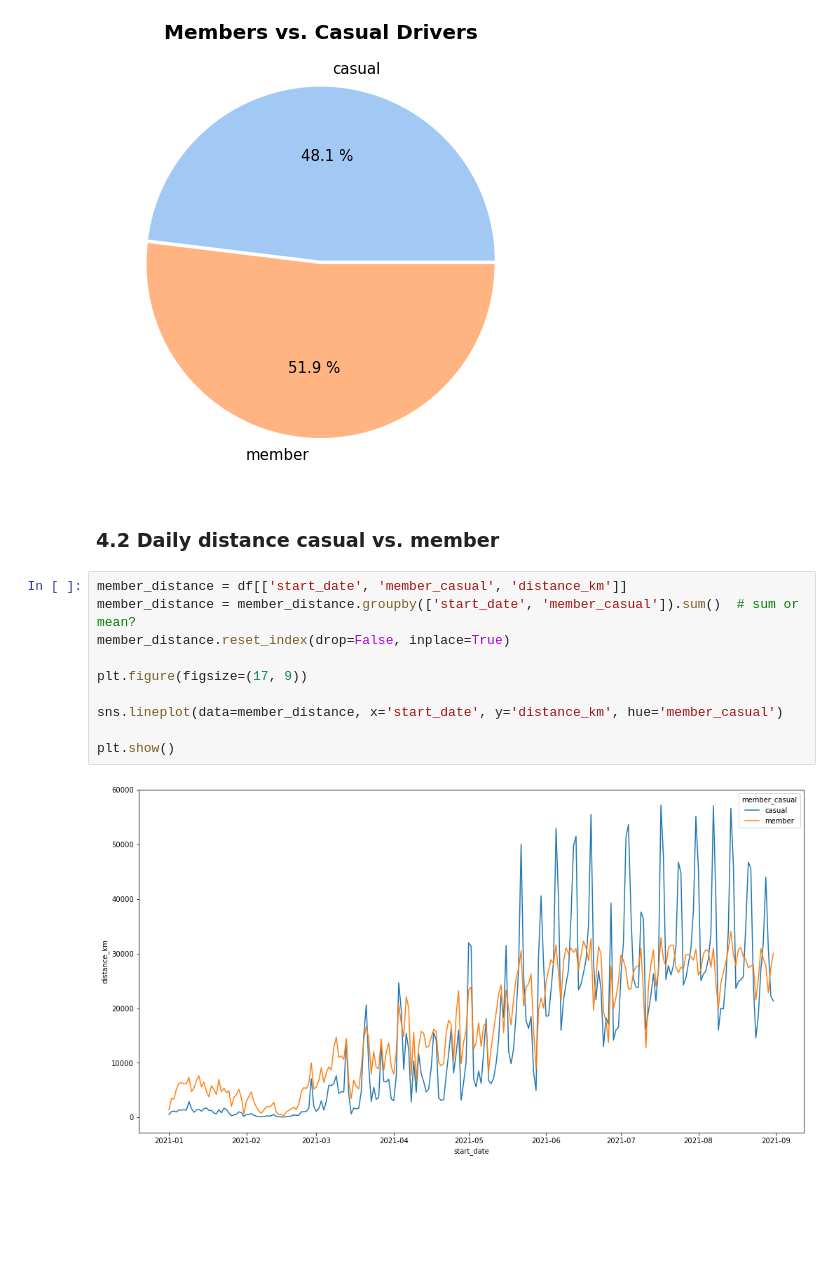
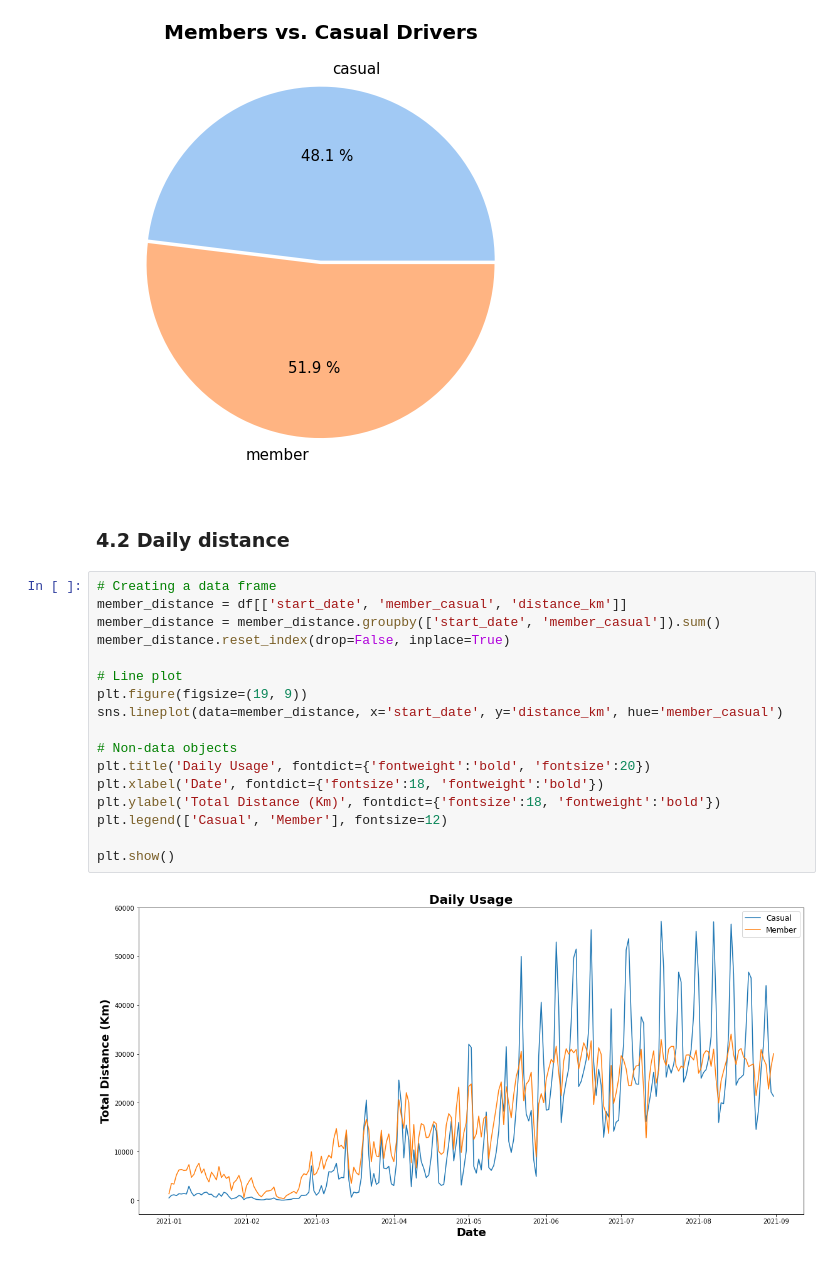
Before and after one commit to artyomvp1/projects, a Jupyter notebook: cyclistic/cyclistic.ipynb, the cells around one changed output. Drawn from its saved outputs; the diff is of its cells as text; blank space fills up the shorter version.

Commit message:
Completed visualizations

```diff
--- a/cyclistic/cyclistic.ipynb
+++ b/cyclistic/cyclistic.ipynb
@@ -272,17 +272,24 @@ plt.show()
 # %% [output]
 [figure]
 # %% [markdown]
-### 4.2 Daily distance casual vs. member
+### 4.2 Daily distance
 # %%
+# Creating a data frame
 member_distance = df[['start_date', 'member_casual', 'distance_km']]
-member_distance = member_distance.groupby(['start_date', 'member_casual']).sum()  # sum or mean?
+member_distance = member_distance.groupby(['start_date', 'member_casual']).sum()
 member_distance.reset_index(drop=False, inplace=True)
 
-plt.figure(figsize=(17, 9))
-
+# Line plot
+plt.figure(figsize=(19, 9))
 sns.lineplot(data=member_distance, x='start_date', y='distance_km', hue='member_casual')
 
+# Non-data objects
+plt.title('Daily Usage', fontdict={'fontweight':'bold', 'fontsize':20})
+plt.xlabel('Date', fontdict={'fontsize':18, 'fontweight':'bold'})
+plt.ylabel('Total Distance (Km)', fontdict={'fontsize':18, 'fontweight':'bold'})
+plt.legend(['Casual', 'Member'], fontsize=12)
+
 plt.show()
 # %% [output]
-[figure, old version]
+[figure, new version]
 # %% [markdown]
```
Also changed, not shown: parts of 14 cells of this notebook.
